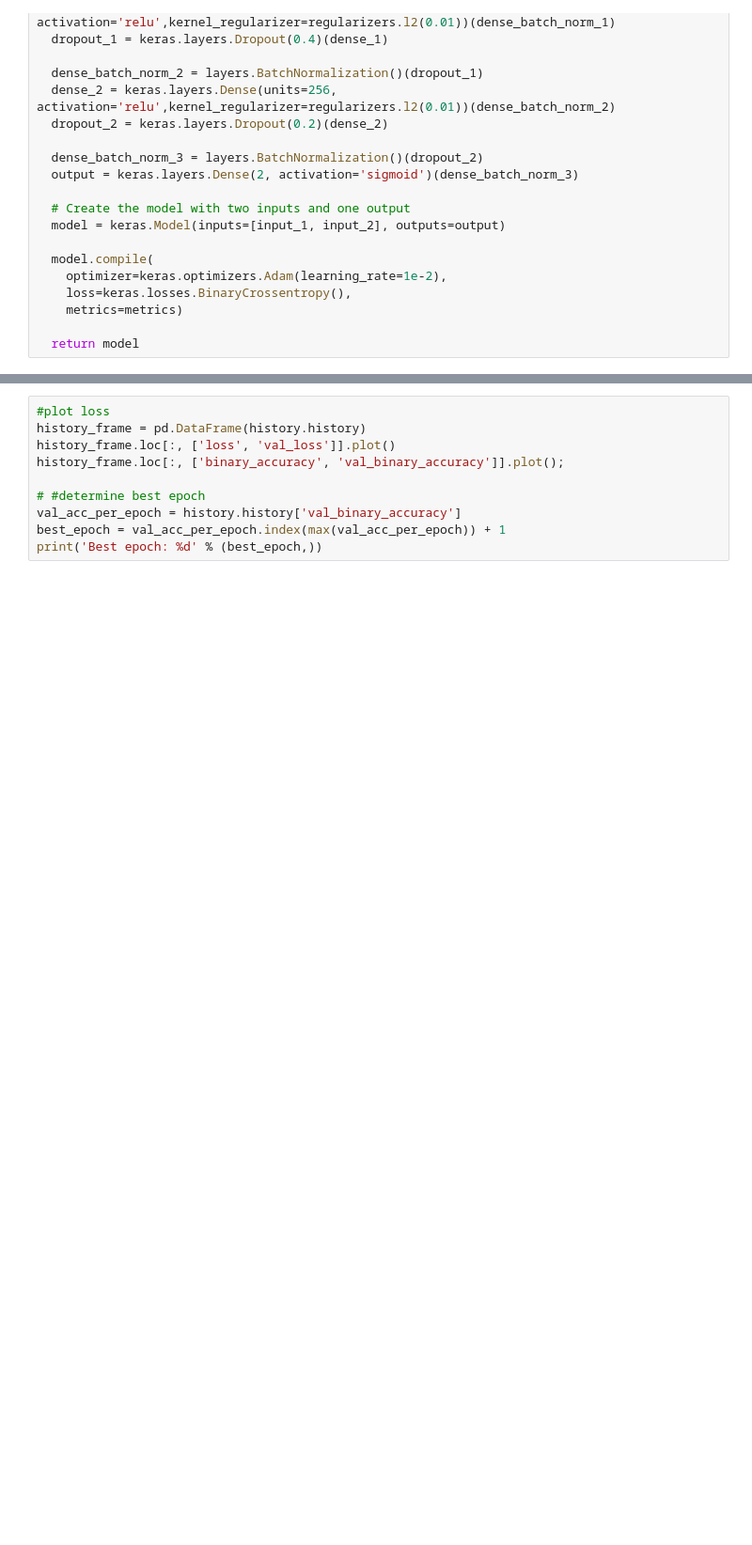
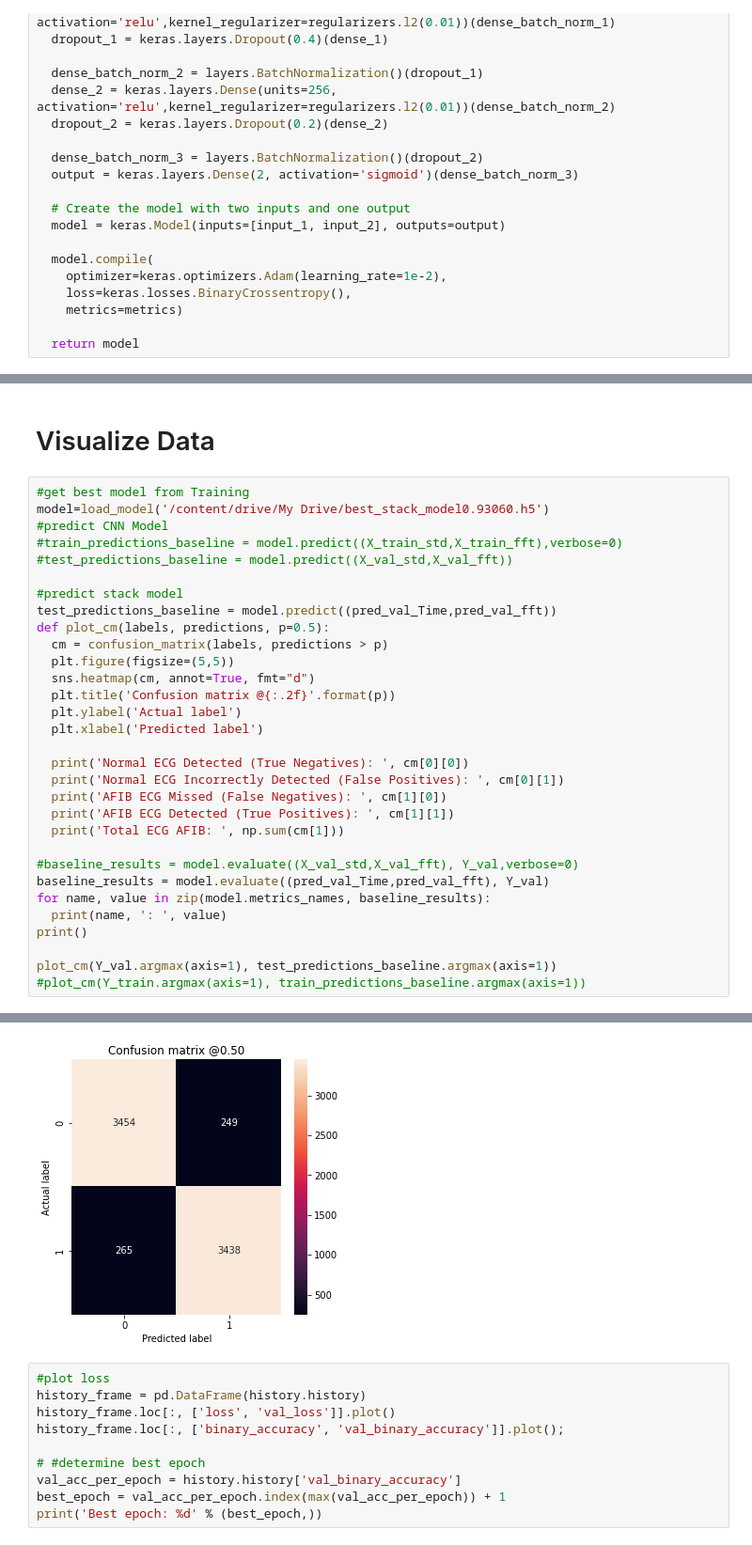
Before and after one commit to Marvin0212/AI-in-Medicine_Tsia, a Jupyter notebook: predict_pretrained.ipynb, the cells around one changed output, grey strips where cells are left out. Shown at 94% size. Saved outputs shown, nothing was run; the diff lists cells and outputs as text; blank space fills up the shorter version.

```diff
--- a/predict_pretrained.ipynb
+++ b/predict_pretrained.ipynb
@@ -1502,0 +1664,34 @@ KeyboardInterrupt: ignored
+# %% [markdown]
+# Visualize Data
+# %%
+#get best model from Training
+model=load_model('/content/drive/My Drive/best_stack_model0.93060.h5')
+#predict CNN Model
+#train_predictions_baseline = model.predict((X_train_std,X_train_fft),verbose=0)
+#test_predictions_baseline = model.predict((X_val_std,X_val_fft))
+
+#predict stack model
+test_predictions_baseline = model.predict((pred_val_Time,pred_val_fft))
+def plot_cm(labels, predictions, p=0.5):
+  cm = confusion_matrix(labels, predictions > p)
+  plt.figure(figsize=(5,5))
+  sns.heatmap(cm, annot=True, fmt="d")
+  plt.title('Confusion matrix @{:.2f}'.format(p))
+  plt.ylabel('Actual label')
+  plt.xlabel('Predicted label')
+
+  print('Normal ECG Detected (True Negatives): ', cm[0][0])
+  print('Normal ECG Incorrectly Detected (False Positives): ', cm[0][1])
+  print('AFIB ECG Missed (False Negatives): ', cm[1][0])
+  print('AFIB ECG Detected (True Positives): ', cm[1][1])
+  print('Total ECG AFIB: ', np.sum(cm[1]))
+
+#baseline_results = model.evaluate((X_val_std,X_val_fft), Y_val,verbose=0)
+baseline_results = model.evaluate((pred_val_Time,pred_val_fft), Y_val)
+for name, value in zip(model.metrics_names, baseline_results):
+  print(name, ': ', value)
+print()
+
+plot_cm(Y_val.argmax(axis=1), test_predictions_baseline.argmax(axis=1))
+#plot_cm(Y_train.argmax(axis=1), train_predictions_baseline.argmax(axis=1))
+# %% [output]
@@ -1503,3 +1717,4 @@ KeyboardInterrupt: ignored
+[figure, added]
 # %%
 #plot loss
 history_frame = pd.DataFrame(history.history)
```
Also changed, not shown: parts of 34 cells of this notebook, 37 other files.
